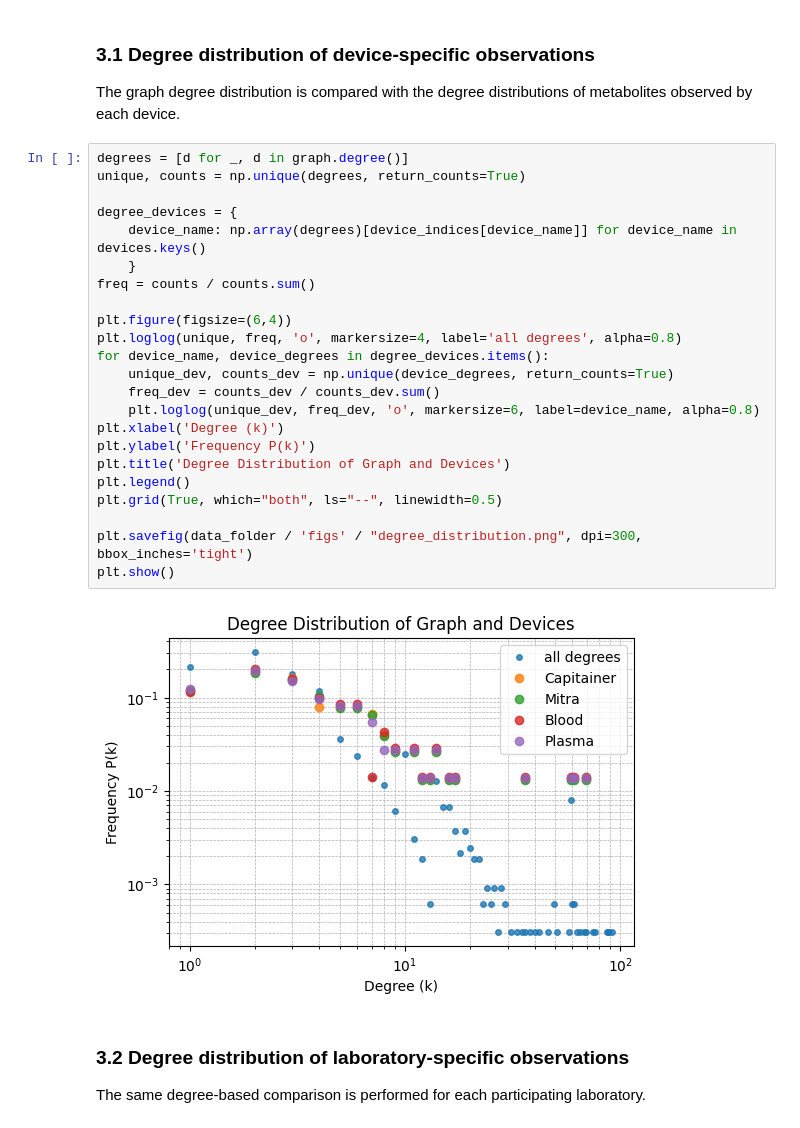
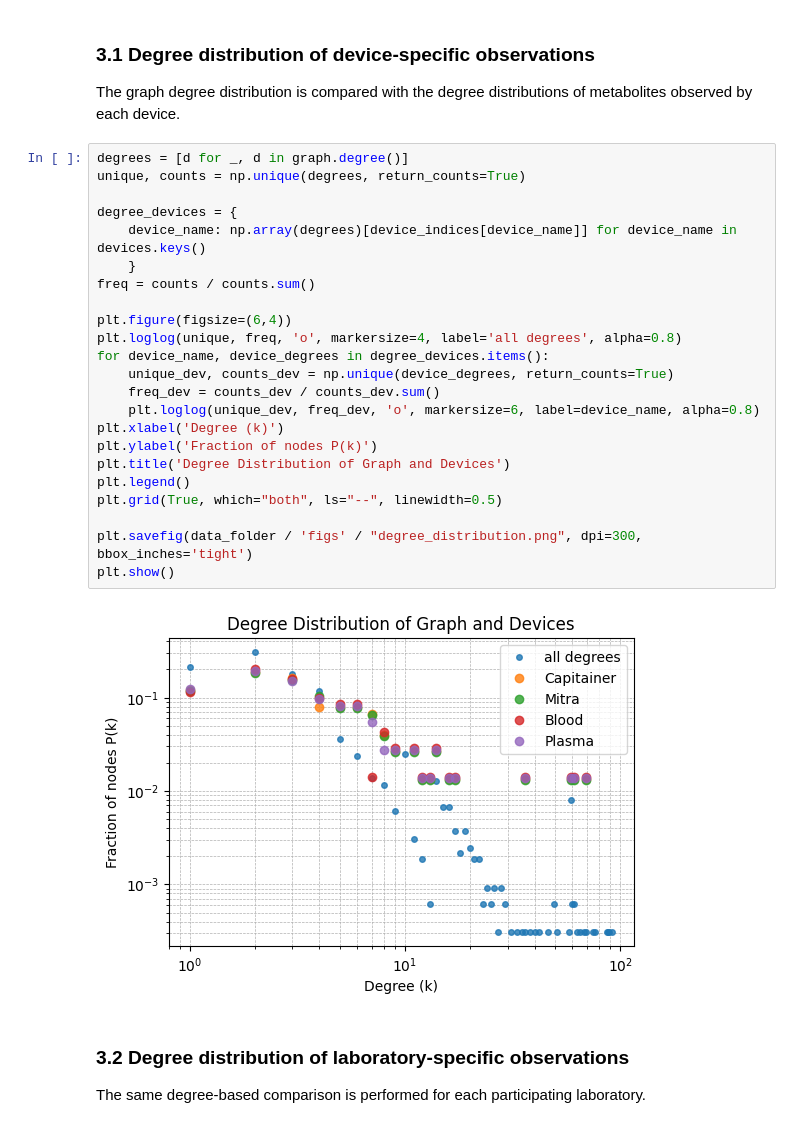
Before and after one commit to SamSaladino/Effective-Topological-Coverage-ETC, a Jupyter notebook: notebooks/02_Daniel_compilation.ipynb, the cells around one changed output. Drawn from its saved outputs; the diff is of its cells as text.

```diff
--- a/notebooks/02_Daniel_compilation.ipynb
+++ b/notebooks/02_Daniel_compilation.ipynb
@@ -425,28 +425,28 @@ The graph degree distribution is compared with the degree distributions of metab
 # %%
 degrees = [d for _, d in graph.degree()]
 unique, counts = np.unique(degrees, return_counts=True)
 
 degree_devices = {
     device_name: np.array(degrees)[device_indices[device_name]] for device_name in devices.keys()
     }
 freq = counts / counts.sum()
 
 plt.figure(figsize=(6,4))
 plt.loglog(unique, freq, 'o', markersize=4, label='all degrees', alpha=0.8)
 for device_name, device_degrees in degree_devices.items():
     unique_dev, counts_dev = np.unique(device_degrees, return_counts=True)
     freq_dev = counts_dev / counts_dev.sum()
     plt.loglog(unique_dev, freq_dev, 'o', markersize=6, label=device_name, alpha=0.8)
 plt.xlabel('Degree (k)')
-plt.ylabel('Frequency P(k)')
+plt.ylabel('Fraction of nodes P(k)')
 plt.title('Degree Distribution of Graph and Devices')
 plt.legend()
 plt.grid(True, which="both", ls="--", linewidth=0.5)
 
 plt.savefig(data_folder / 'figs' / "degree_distribution.png", dpi=300, bbox_inches='tight')
 plt.show()
 # %% [output]
-[figure, old version]
+[figure, new version]
 # %% [markdown]
 ### 3.2 Degree distribution of laboratory-specific observations
 
```
Also changed, not shown: parts of 1 cell of this notebook.
